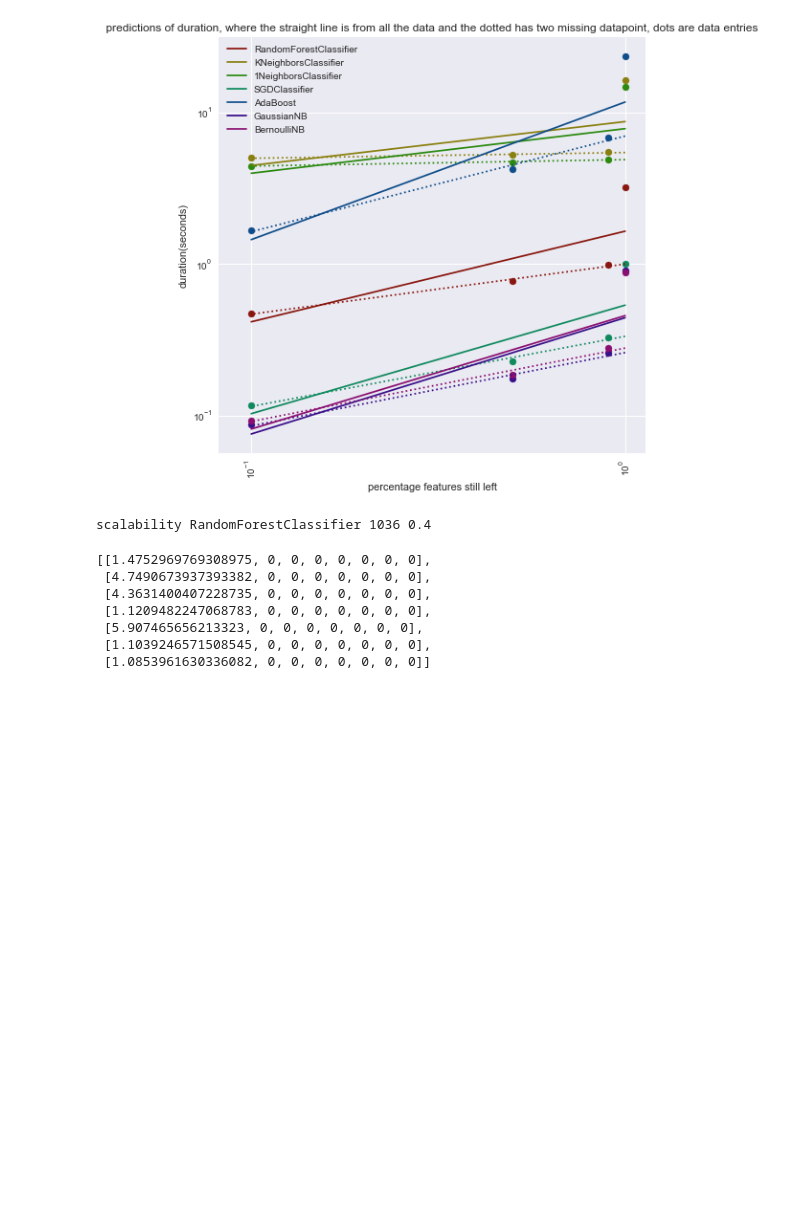
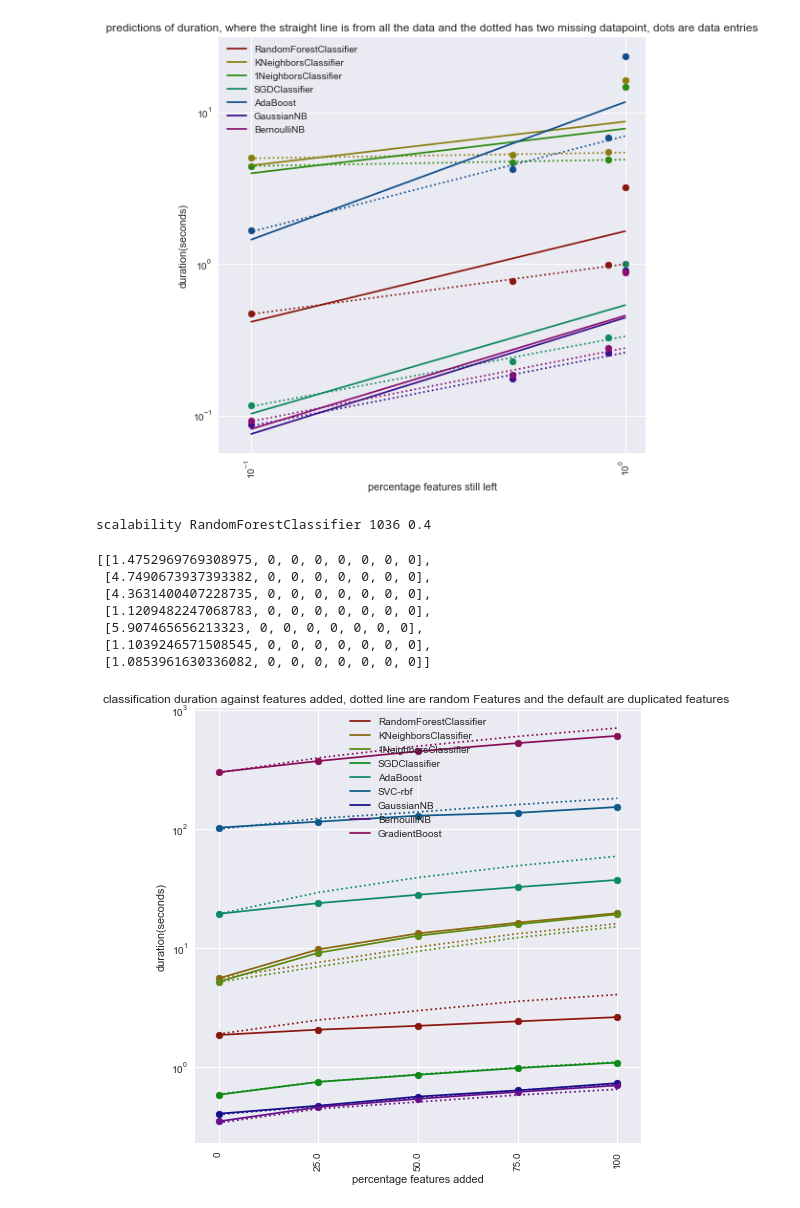
Before and after one commit to lieeuwos/Primitive_annotations, a Jupyter notebook: Duration,scalability.ipynb, the cells around one changed output. Cells and saved outputs as stored; diff of their text form; code cells hidden in the pictures; blank space fills up the shorter version.

```diff
--- a/Duration,scalability.ipynb
+++ b/Duration,scalability.ipynb
@@ -508,3 +511,33 @@ dur9
  [5.907465656213323, 0, 0, 0, 0, 0, 0, 0],
  [1.1039246571508545, 0, 0, 0, 0, 0, 0, 0],
  [1.0853961630336082, 0, 0, 0, 0, 0, 0, 0]]
+# %%
+amountList = [0.25,0.5,0.75,1]
+cl = sns.hls_palette(len(dur2), l=.3, s=.8)
+fig, ax = plt.subplots()
+for i,x in enumerate(amountList):
+    amountList[i] = x*100
+amountList2 = copy(amountList)
+amountList.insert(0,0)
+x_axis = amountList
+for i in range(0,len(dur2)):
+#     _= ax.scatter(x_axis,dur1[i], label = clfNames[i],color = cl[i] )
+    _= ax.plot(x_axis,dur2[i], color = cl[i],label = clfNames[i] )
+    _= ax.scatter(x_axis,dur2[i], color = cl[i] )
+    _= ax.plot(x_axis,dur3[i], color = cl[i],ls = ':' )
+_=plt.xticks(x_axis,amountList ,rotation='vertical')
+_=plt.title('classification duration against features added, dotted line are random Features and the default are duplicated features ')
+_=plt.ylabel('duration(seconds)')
+if func == 'cvScoreFeatures3'or func == 'cvScoreFeatures4' or func == 'cvScoreFeatures5':
+    _=plt.xlabel('percentage features added')
+elif func == 'cvScoreFeatures1':
+    _=plt.xlabel('features removed')
+#_=plt.yscale("log", nonposy='clip')
+fig.set_figheight(8)
+fig.set_figwidth(8)
+ax.set_yscale("log", nonposy='clip')
+# ax.set_xscale("log", nonposy='clip')
+_=plt.legend()
+_=plt.show()
+# %% [output]
+[figure, added]
```
Also changed, not shown: parts of 1 cell of this notebook, 3 other files.
